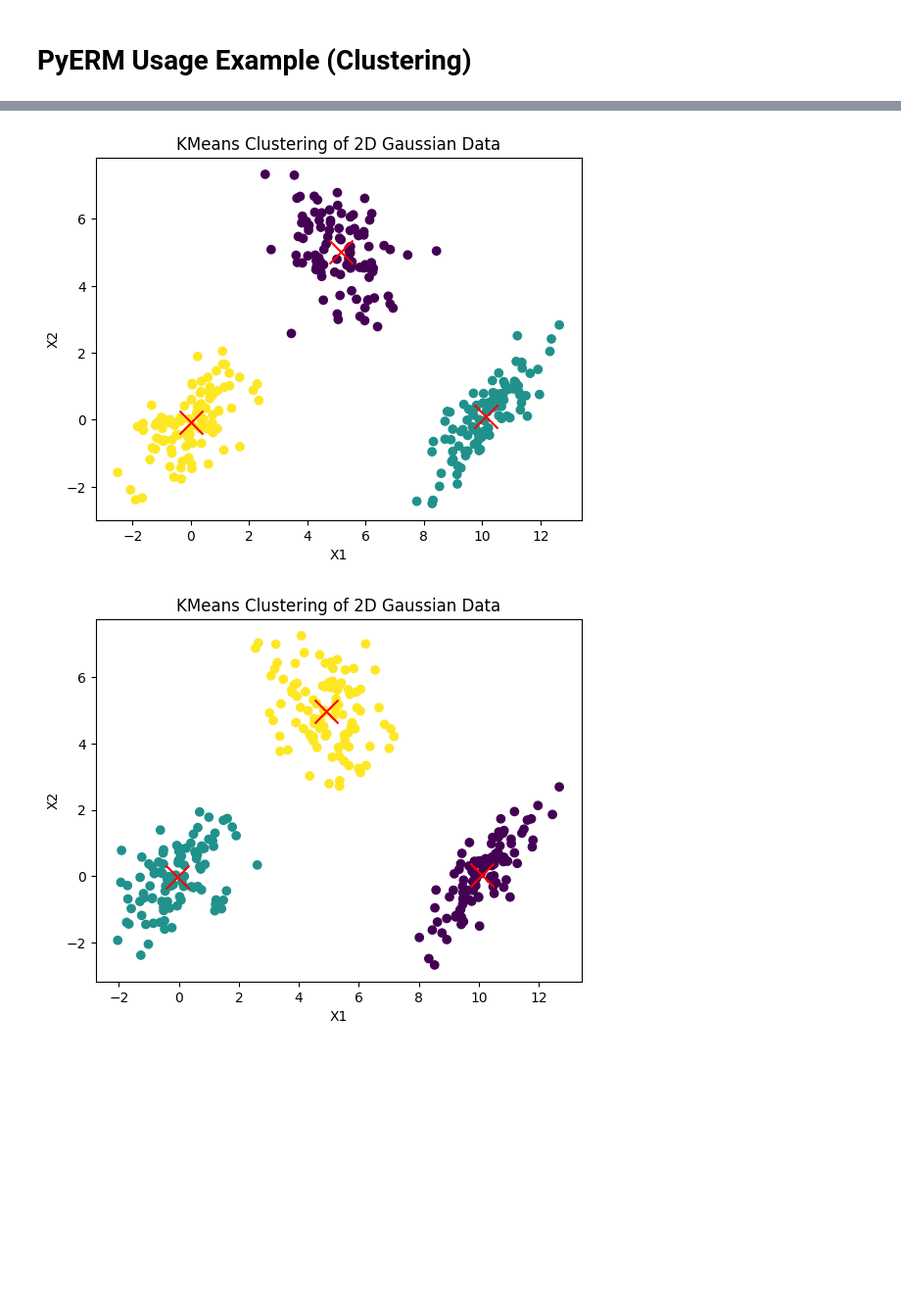
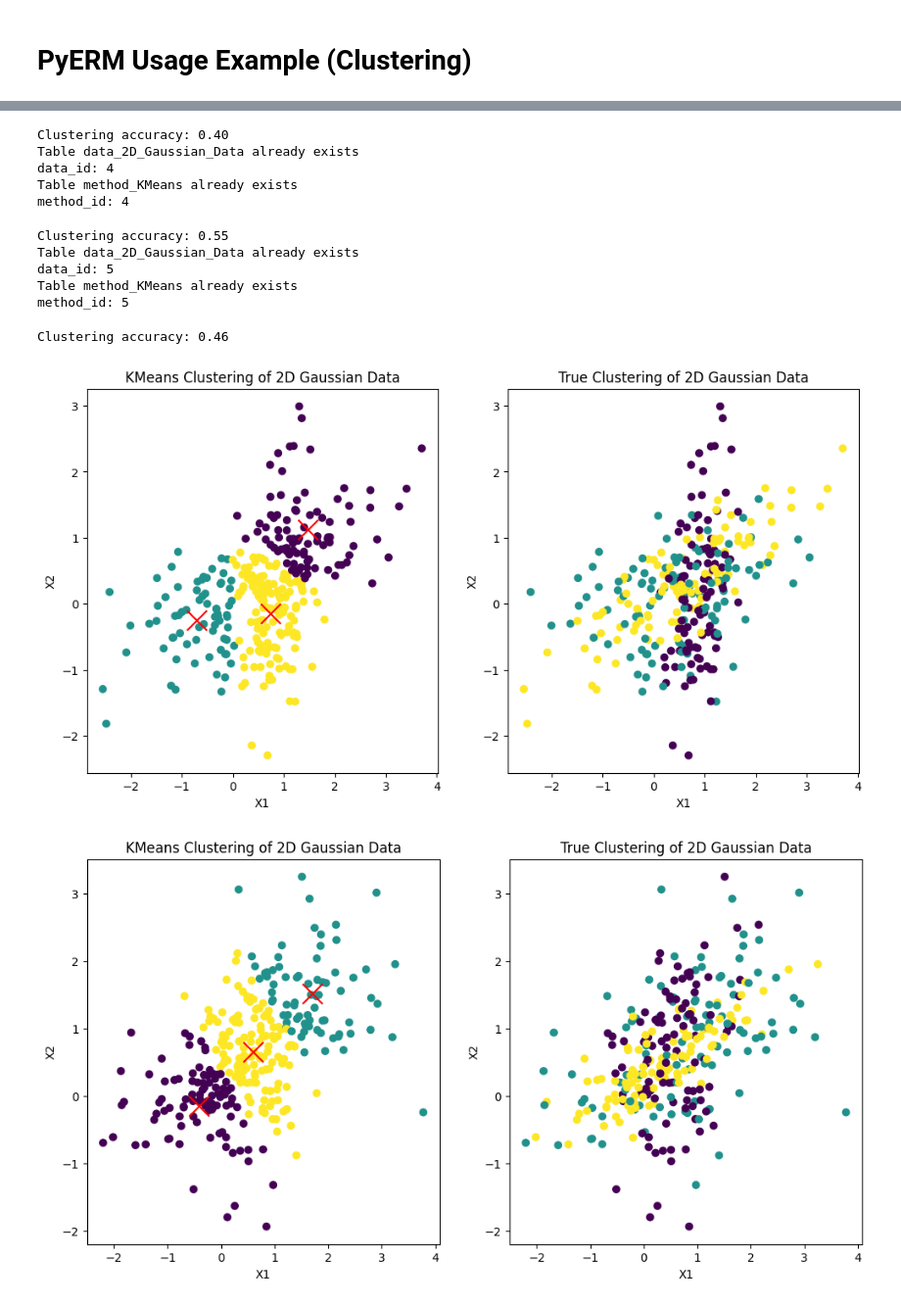
Before and after one commit to Mr-SGXXX/pyerm, a Jupyter notebook: examples/example.ipynb, the cells around one changed output, grey strips where cells are left out. Shown at 98% size. Drawn from its saved outputs; the diff is of its cells as text; code cells hidden in the pictures; blank space fills up the shorter version.

```diff
--- a/examples/example.ipynb
+++ b/examples/example.ipynb
@@ -13,3 +12,26 @@ from scipy.stats import multivariate_normal
+# %%
+def cluster_acc(y_true, y_pred):
+    """
+    Calculate clustering accuracy. Require scikit-learn installed
+    # Arguments
+        y: true labels, numpy.array with shape `(n_samples,)`
+        y_pred: predicted labels, numpy.array with shape `(n_samples,)`
+    # Return
+        accuracy, in [0,1]
+    """
+    D = max(y_pred.max(), y_true.max()) + 1
+    w = np.zeros((D, D), dtype=np.int64)
+    for i in range(y_pred.size):
+        w[y_pred[i], y_true[i]] += 1
+
+    # from sklearn.utils.linear_assignment_ import linear_assignment
+    ind = linear_assignment(w.max() - w)
+    ind = np.array((ind[0], ind[1])).T
+    # pdb.set_trace()
+    y_pred_reassigned = np.zeros(y_pred.shape)
+    for i in range(y_pred.size):
+        y_pred_reassigned[i] = ind[y_pred[i], 1]
+    return sum([w[i, j] for i, j in ind]) * 1.0 / y_pred.size
 # %%
 def demo_experiment(exp: pyerm.Experiment):
     # task init
@@ -25,7 +47,7 @@ def demo_experiment(exp: pyerm.Experiment):
         "mean3": np.random.rand(2),
         "cov3": np.random.rand(2, 2),
     }
-    data_id = exp.data_init("2D Gaussian Data", dataset_params)
+    data_id = exp.data_init("2D_Gaussian_Data", dataset_params)
     print(f"data_id: {data_id}")
 
     # method init
@@ -51,13 +73,20 @@ def demo_experiment(exp: pyerm.Experiment):
     exp.experiment_start(f"This is the {exp.run_times+1}th experiment", tags=['demo', 'test'], experimenters=['Alice', 'Bob'])
     y_pred = kmeans.fit_predict(X)
 
-    accuracy = accuracy_score(y_true, y_pred)
+    accuracy = cluster_acc(y_true, y_pred)
     print(f'Clustering accuracy: {accuracy:.2f}')
 
-    fig, ax = plt.subplots()
+    fig, ax = plt.subplots(1, 2, figsize=(12, 6))
+    ax = plt.subplot(1, 2, 1)
     ax.scatter(X[:, 0], X[:, 1], c=y_pred, cmap='viridis', marker='o')
     ax.scatter(kmeans.cluster_centers_[:, 0], kmeans.cluster_centers_[:, 1], s=300, c='red', marker='x')
     ax.set_title('KMeans Clustering of 2D Gaussian Data')
+    ax.set_xlabel('X1')
+    ax.set_ylabel('X2')
+
+    ax = plt.subplot(1, 2, 2)
+    ax.scatter(X[:, 0], X[:, 1], c=y_true, cmap='viridis', marker='o')
+    ax.set_title('True Clustering of 2D Gaussian Data')
     ax.set_xlabel('X1')
     ax.set_ylabel('X2')
 
@@ -78,8 +107,8 @@ def demo_experiment(exp: pyerm.Experiment):
 # %%
 # hyperparameters for the experiment
 
-# the default path is '~/experiments.db'
-exp = pyerm.Experiment()
+# the default path is '~/pyerm/experiments.db'
+exp = pyerm.Experiment("./experiments.db")
 for i in range(5):
     demo_experiment(exp)
 # %% [output]
@@ -103,2 +131,13 @@ Clustering accuracy: 0.33
+Clustering accuracy: 0.40
+Table data_2D_Gaussian_Data already exists
+data_id: 4
+Table method_KMeans already exists
+method_id: 4
+Clustering accuracy: 0.55
+Table data_2D_Gaussian_Data already exists
+data_id: 5
+Table method_KMeans already exists
+method_id: 5
+Clustering accuracy: 0.46
-[figure, old version]
+[figure, new version]
-[figure, old version]
+[figure, new version]
```
Also changed, not shown: parts of 3 cells of this notebook, 10 other files.
